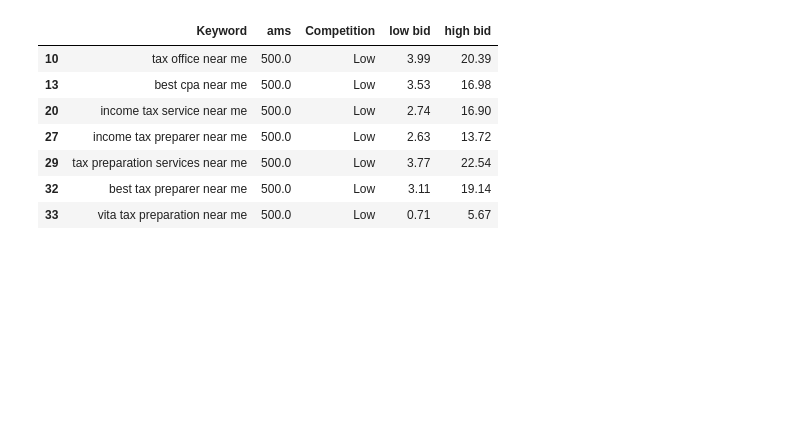
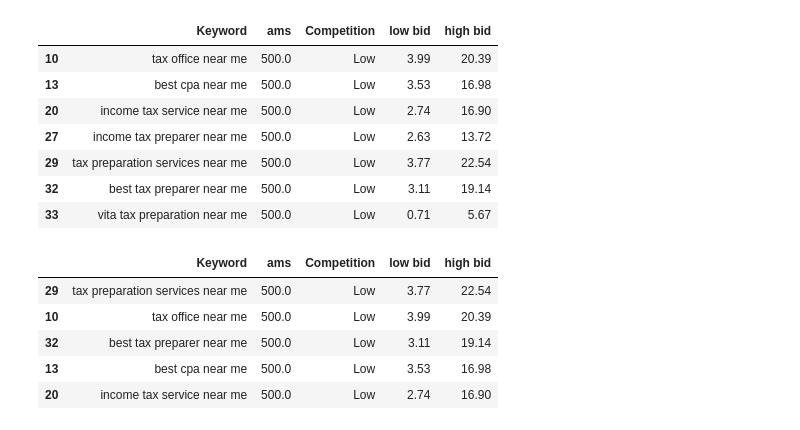
Before and after one commit to tenzin-jigme/jigme-ten, a Jupyter notebook: keyword_analysis_nearme_adgroup.ipynb, the cells around one changed output. Saved outputs shown, nothing was run; the diff lists cells and outputs as text; code cells hidden in the pictures; blank space fills up the shorter version.

```diff
--- a/keyword_analysis_nearme_adgroup.ipynb
+++ b/keyword_analysis_nearme_adgroup.ipynb
@@ -259,3 +259,13 @@ df3
 | 29 | tax preparation services near me | 500.0 | Low | 3.77 | 22.54 |
 | 32 | best tax preparer near me | 500.0 | Low | 3.11 | 19.14 |
 | 33 | vita tax preparation near me | 500.0 | Low | 0.71 | 5.67 |
+# %%
+sortdf3 = df3.sort_values(by='high bid', ascending=False)
+sortdf3.head()
+# %% [output]
+|  | Keyword | ams | Competition | low bid | high bid |
+| 29 | tax preparation services near me | 500.0 | Low | 3.77 | 22.54 |
+| 10 | tax office near me | 500.0 | Low | 3.99 | 20.39 |
+| 32 | best tax preparer near me | 500.0 | Low | 3.11 | 19.14 |
+| 13 | best cpa near me | 500.0 | Low | 3.53 | 16.98 |
+| 20 | income tax service near me | 500.0 | Low | 2.74 | 16.90 |
```
Also changed, not shown: parts of 8 cells of this notebook.
